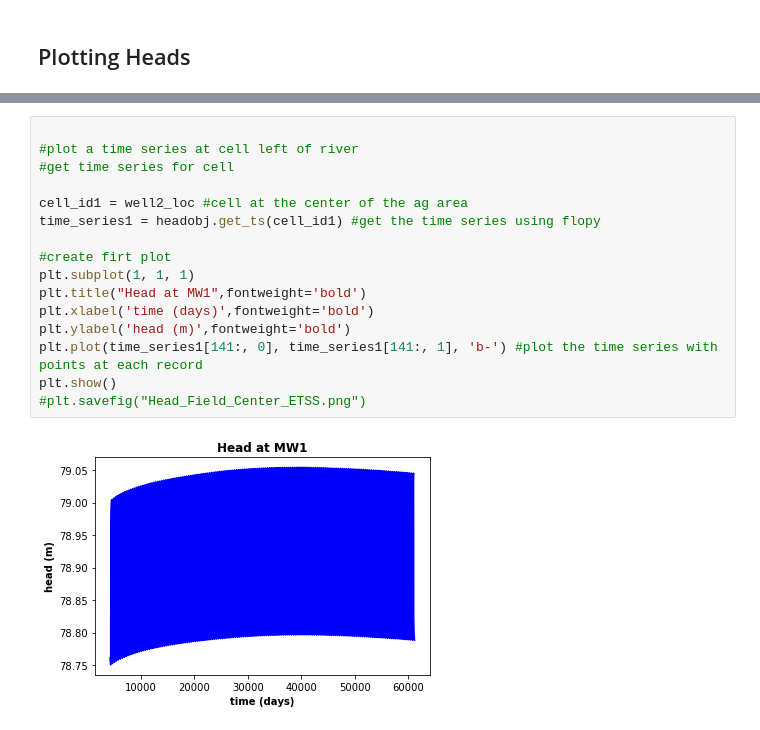
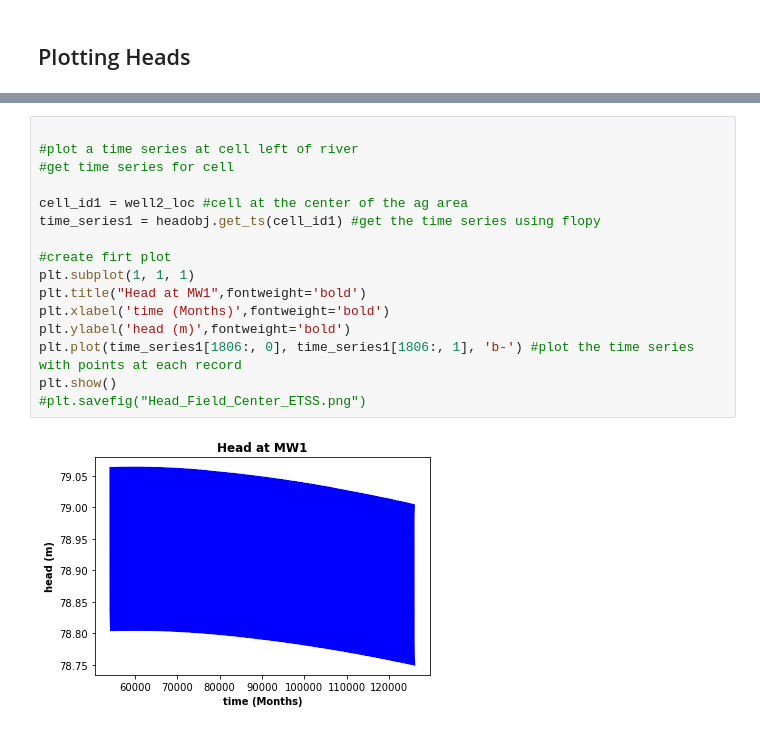
Before and after one commit to groundwater-modeling-Spring2020/Aguaseca_Project, a Jupyter notebook: Domain setup/Seasonality_Abe-Dave.ipynb, the cells around one changed output, grey strips where cells are left out. Saved outputs shown, nothing was run; the diff lists cells and outputs as text.

```diff
--- a/Domain setup/Seasonality_Abe-Dave.ipynb
+++ b/Domain setup/Seasonality_Abe-Dave.ipynb
@@ -632,21 +618,21 @@ plt.show()
 # %%
 
 #plot a time series at cell left of river
 #get time series for cell
 
 cell_id1 = well2_loc #cell at the center of the ag area
 time_series1 = headobj.get_ts(cell_id1) #get the time series using flopy
 
 #create firt plot
 plt.subplot(1, 1, 1)
 plt.title("Head at MW1",fontweight='bold')
-plt.xlabel('time (days)',fontweight='bold')
+plt.xlabel('time (Months)',fontweight='bold')
 plt.ylabel('head (m)',fontweight='bold')
-plt.plot(time_series1[141:, 0], time_series1[141:, 1], 'b-') #plot the time series with points at each record
+plt.plot(time_series1[1806:, 0], time_series1[1806:, 1], 'b-') #plot the time series with points at each record
 plt.show()
 #plt.savefig("Head_Field_Center_ETSS.png")
 # %% [output]
-[figure, old version]
+[figure, new version]
 # %%
 
 #plot a time series at cell left of river
```
Also changed, not shown: parts of 13 cells of this notebook.
